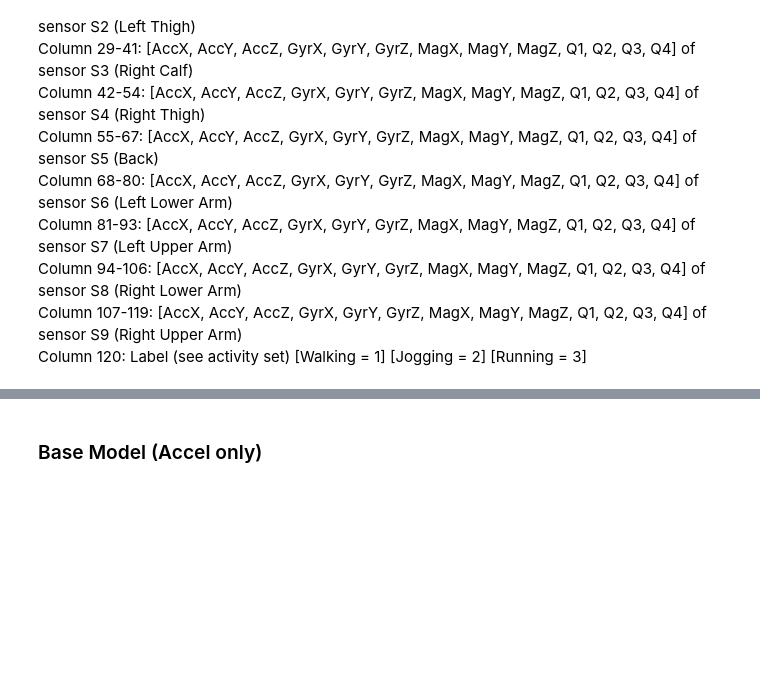
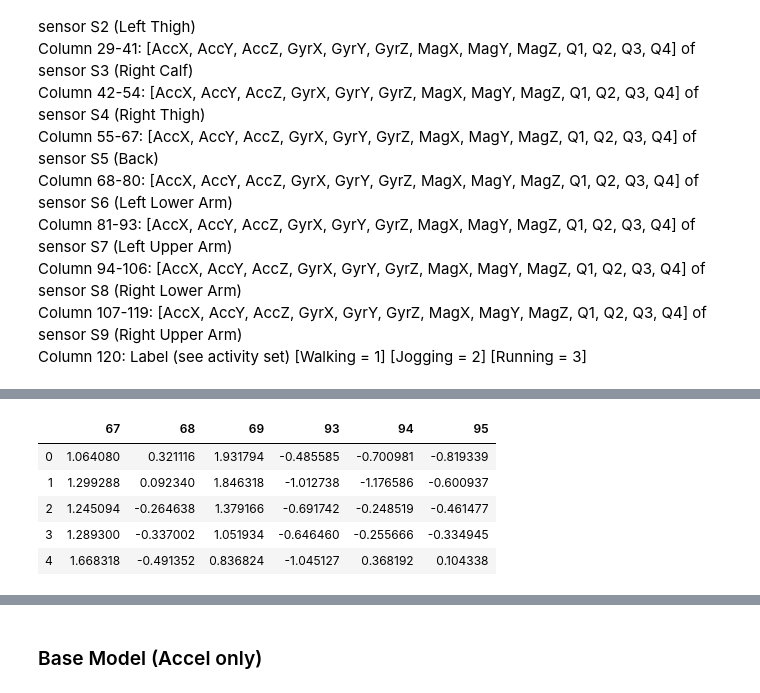
Before and after one commit to raymondng76/PRS-ISSM-2019-09-09-IS1FT-CA3, a Jupyter notebook: code/CA3.ipynb, the cells around one changed output, grey strips where cells are left out. Saved outputs shown, nothing was run; the diff lists cells and outputs as text; code cells hidden in the pictures; blank space fills up the shorter version.

```diff
--- a/code/CA3.ipynb
+++ b/code/CA3.ipynb
@@ -250,0 +175,9 @@ test_accel.shape
+# %%
+accelS.head()
+# %% [output]
+|  | 67 | 68 | 69 | 93 | 94 | 95 |
+| 0 | 1.064080 | 0.321116 | 1.931794 | -0.485585 | -0.700981 | -0.819339 |
+| 1 | 1.299288 | 0.092340 | 1.846318 | -1.012738 | -1.176586 | -0.600937 |
+| 2 | 1.245094 | -0.264638 | 1.379166 | -0.691742 | -0.248519 | -0.461477 |
+| 3 | 1.289300 | -0.337002 | 1.051934 | -0.646460 | -0.255666 | -0.334945 |
+| 4 | 1.668318 | -0.491352 | 0.836824 | -1.045127 | 0.368192 | 0.104338 |
```
Also changed, not shown: parts of 56 cells of this notebook.
